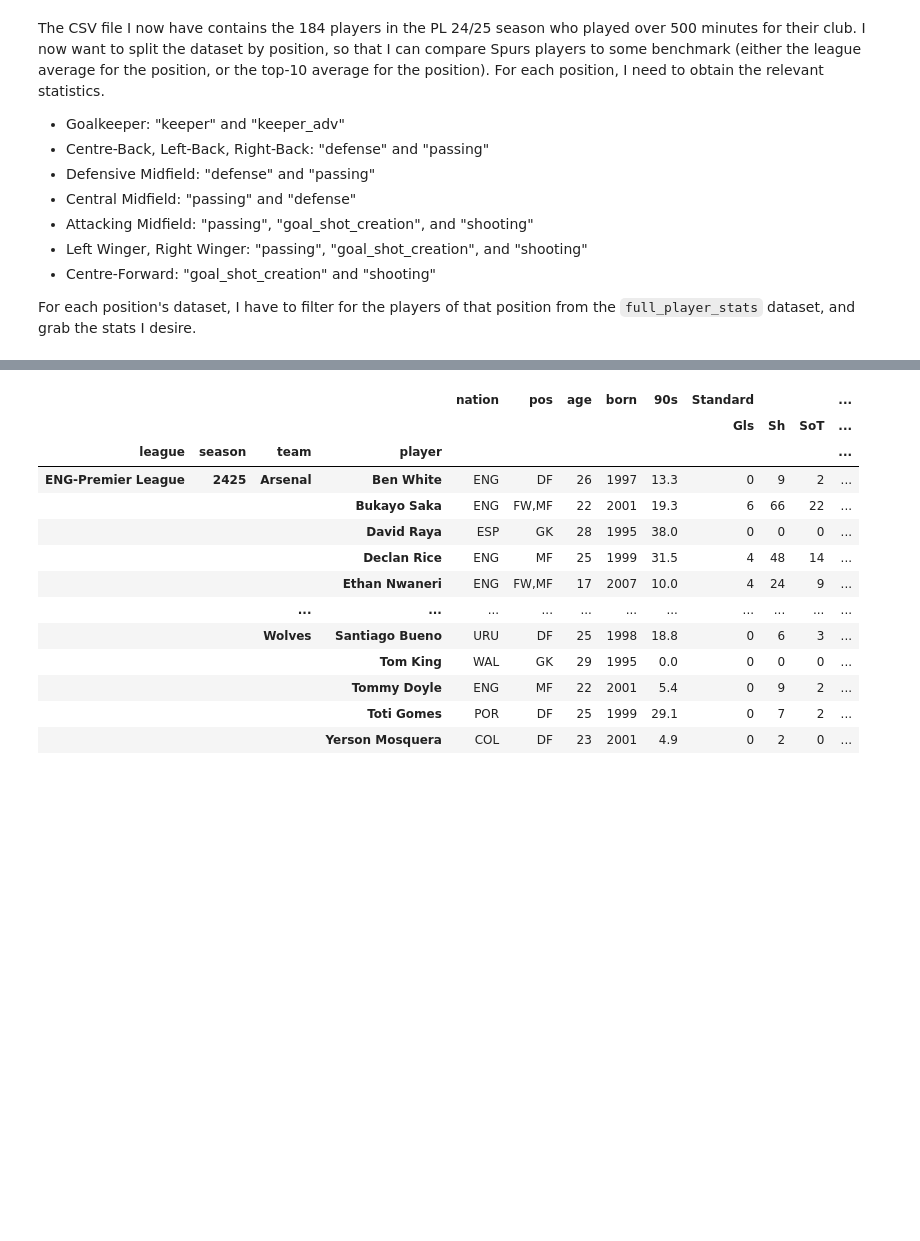
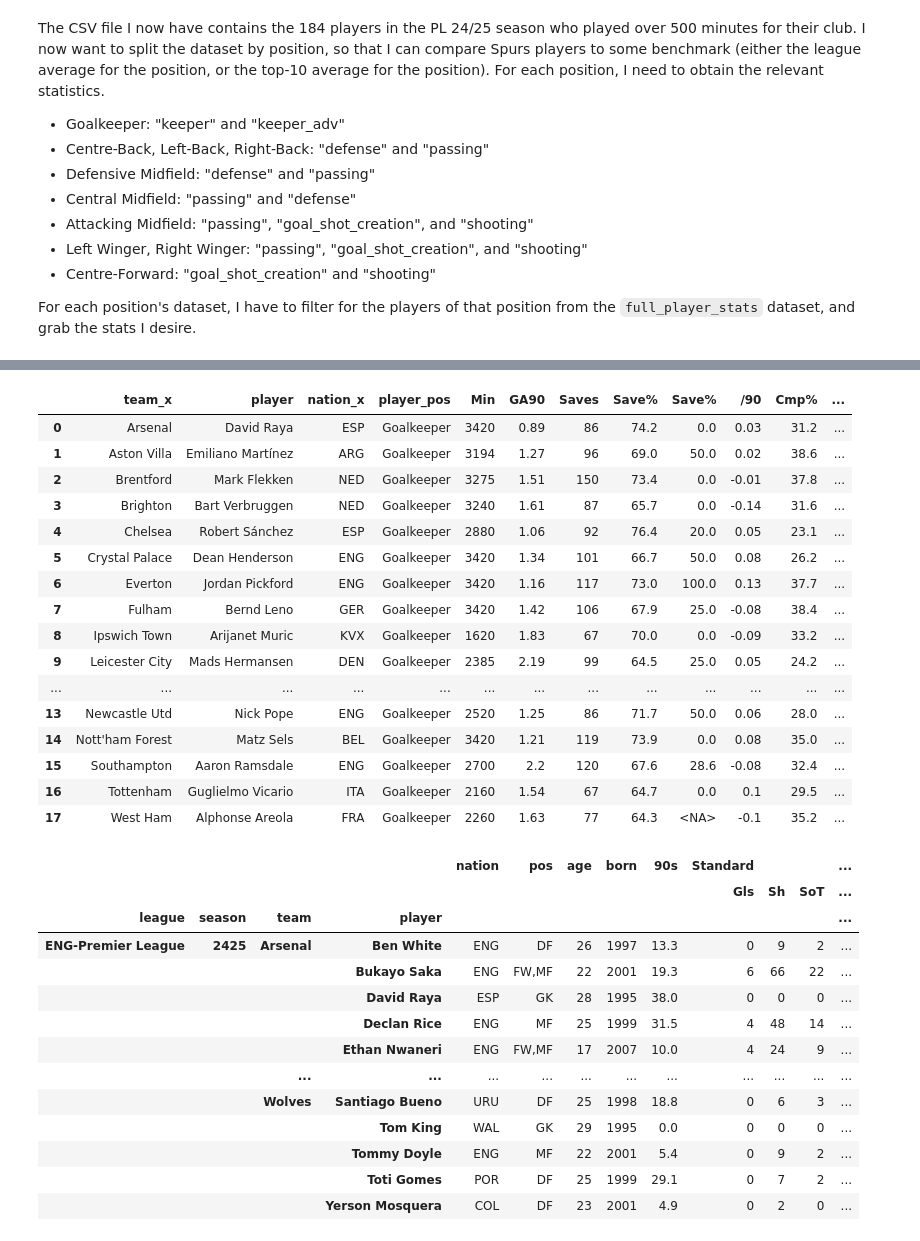
Before and after one commit to jasminex21/spurs_transfer_scout, a Jupyter notebook: testing/01_v2.ipynb, the cells around one changed output, grey strips where cells are left out. Cells and saved outputs as stored; diff of their text form; code cells hidden in the pictures; blank space fills up the shorter version.

```diff
--- a/testing/01_v2.ipynb
+++ b/testing/01_v2.ipynb
@@ -387,3 +461,36 @@ MultiIndex([(       'nation',       ''),
+# %%
+def filter_position_df(df, position, cols_to_keep):
+    # only keep players present in 500min dataset
+    df = df[df["player"].isin(list(full_player_stats['player']))]
+    # merge with 500min dataset to get full position name
+    df = df.merge(full_player_stats[["player", "player_pos"]], how="left", on="player")
+    # only keep players of given position
+    df = df[df["player_pos"] == position]
+    df = df[cols_to_keep]
+
+    return df
+# %%
+filter_position_df(all_keeper_data, "Goalkeeper", ["team_x", "player", "nation_x",
+                                                   "player_pos", "Min", "GA90", "Saves",
+                                                   "Save%", '/90', "Cmp%", "#OPA/90"])
+# %% [output]
+|  | team_x | player | nation_x | player_pos | Min | GA90 | Saves | Save% | Save% | /90 | Cmp% | ... |
+| 0 | Arsenal | David Raya | ESP | Goalkeeper | 3420 | 0.89 | 86 | 74.2 | 0.0 | 0.03 | 31.2 | ... |
+| 1 | Aston Villa | Emiliano Martínez | ARG | Goalkeeper | 3194 | 1.27 | 96 | 69.0 | 50.0 | 0.02 | 38.6 | ... |
+| 2 | Brentford | Mark Flekken | NED | Goalkeeper | 3275 | 1.51 | 150 | 73.4 | 0.0 | -0.01 | 37.8 | ... |
+| 3 | Brighton | Bart Verbruggen | NED | Goalkeeper | 3240 | 1.61 | 87 | 65.7 | 0.0 | -0.14 | 31.6 | ... |
+| 4 | Chelsea | Robert Sánchez | ESP | Goalkeeper | 2880 | 1.06 | 92 | 76.4 | 20.0 | 0.05 | 23.1 | ... |
+| 5 | Crystal Palace | Dean Henderson | ENG | Goalkeeper | 3420 | 1.34 | 101 | 66.7 | 50.0 | 0.08 | 26.2 | ... |
+| 6 | Everton | Jordan Pickford | ENG | Goalkeeper | 3420 | 1.16 | 117 | 73.0 | 100.0 | 0.13 | 37.7 | ... |
+| 7 | Fulham | Bernd Leno | GER | Goalkeeper | 3420 | 1.42 | 106 | 67.9 | 25.0 | -0.08 | 38.4 | ... |
+| 8 | Ipswich Town | Arijanet Muric | KVX | Goalkeeper | 1620 | 1.83 | 67 | 70.0 | 0.0 | -0.09 | 33.2 | ... |
+| 9 | Leicester City | Mads Hermansen | DEN | Goalkeeper | 2385 | 2.19 | 99 | 64.5 | 25.0 | 0.05 | 24.2 | ... |
+| ... | ... | ... | ... | ... | ... | ... | ... | ... | ... | ... | ... | ... |
+| 13 | Newcastle Utd | Nick Pope | ENG | Goalkeeper | 2520 | 1.25 | 86 | 71.7 | 50.0 | 0.06 | 28.0 | ... |
+| 14 | Nott'ham Forest | Matz Sels | BEL | Goalkeeper | 3420 | 1.21 | 119 | 73.9 | 0.0 | 0.08 | 35.0 | ... |
+| 15 | Southampton | Aaron Ramsdale | ENG | Goalkeeper | 2700 | 2.2 | 120 | 67.6 | 28.6 | -0.08 | 32.4 | ... |
+| 16 | Tottenham | Guglielmo Vicario | ITA | Goalkeeper | 2160 | 1.54 | 67 | 64.7 | 0.0 | 0.1 | 29.5 | ... |
+| 17 | West Ham | Alphonse Areola | FRA | Goalkeeper | 2260 | 1.63 | 77 | 64.3 | <NA> | -0.1 | 35.2 | ... |
 # %%
 FBREF.read_player_season_stats(stat_type="shooting")
 # %% [output]
```
Also changed, not shown: parts of 6 cells of this notebook, 1 other file.
